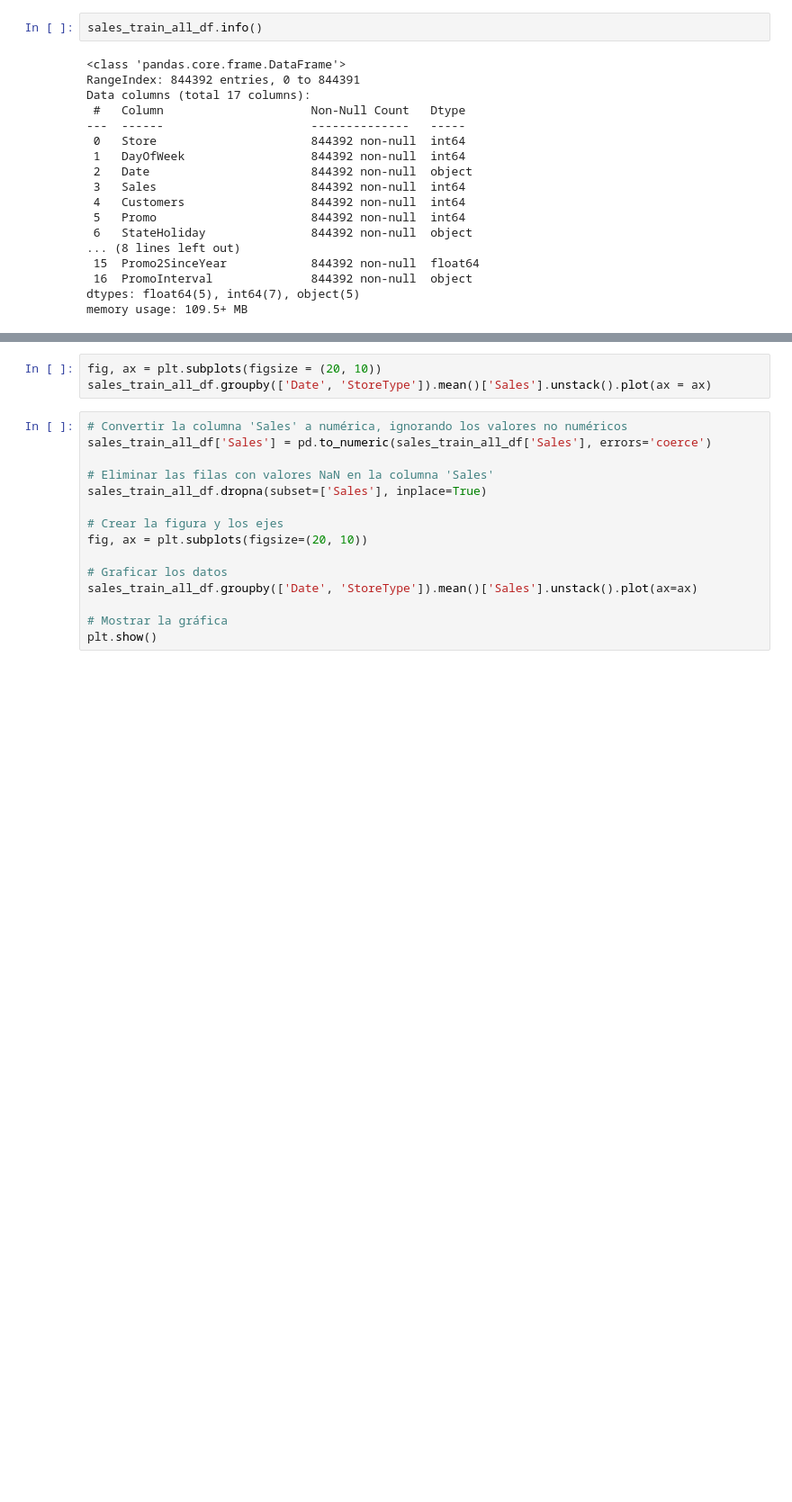
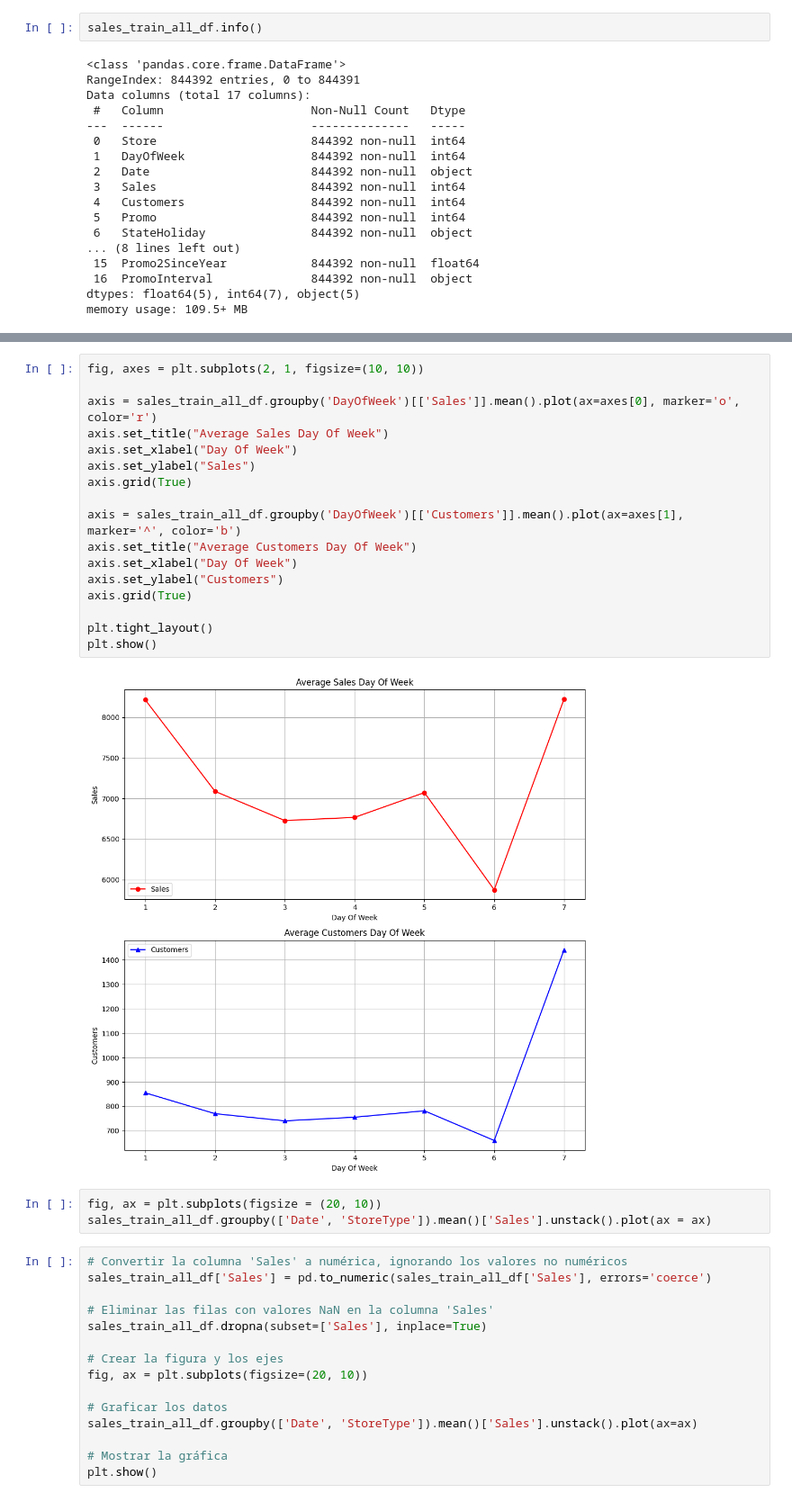
Before and after one commit to CD-AC/DataScience-Sales_Prediction, a Jupyter notebook: Sales_Prediction.ipynb, the cells around one changed output, grey strips where cells are left out. Shown at 90% size. Cells and saved outputs as stored; diff of their text form; blank space fills up the shorter version.

```diff
--- a/Sales_Prediction.ipynb
+++ b/Sales_Prediction.ipynb
@@ -445,3 +379,22 @@ plt.show()
+# %%
+fig, axes = plt.subplots(2, 1, figsize=(10, 10))
+
+axis = sales_train_all_df.groupby('DayOfWeek')[['Sales']].mean().plot(ax=axes[0], marker='o', color='r')
+axis.set_title("Average Sales Day Of Week")
+axis.set_xlabel("Day Of Week")
+axis.set_ylabel("Sales")
+axis.grid(True)
+
+axis = sales_train_all_df.groupby('DayOfWeek')[['Customers']].mean().plot(ax=axes[1], marker='^', color='b')
+axis.set_title("Average Customers Day Of Week")
+axis.set_xlabel("Day Of Week")
+axis.set_ylabel("Customers")
+axis.grid(True)
+
+plt.tight_layout()
+plt.show()
+# %% [output]
+[figure, added]
 # %%
 fig, ax = plt.subplots(figsize = (20, 10))
 sales_train_all_df.groupby(['Date', 'StoreType']).mean()['Sales'].unstack().plot(ax = ax)
```
Also changed, not shown: parts of 24 cells of this notebook.
